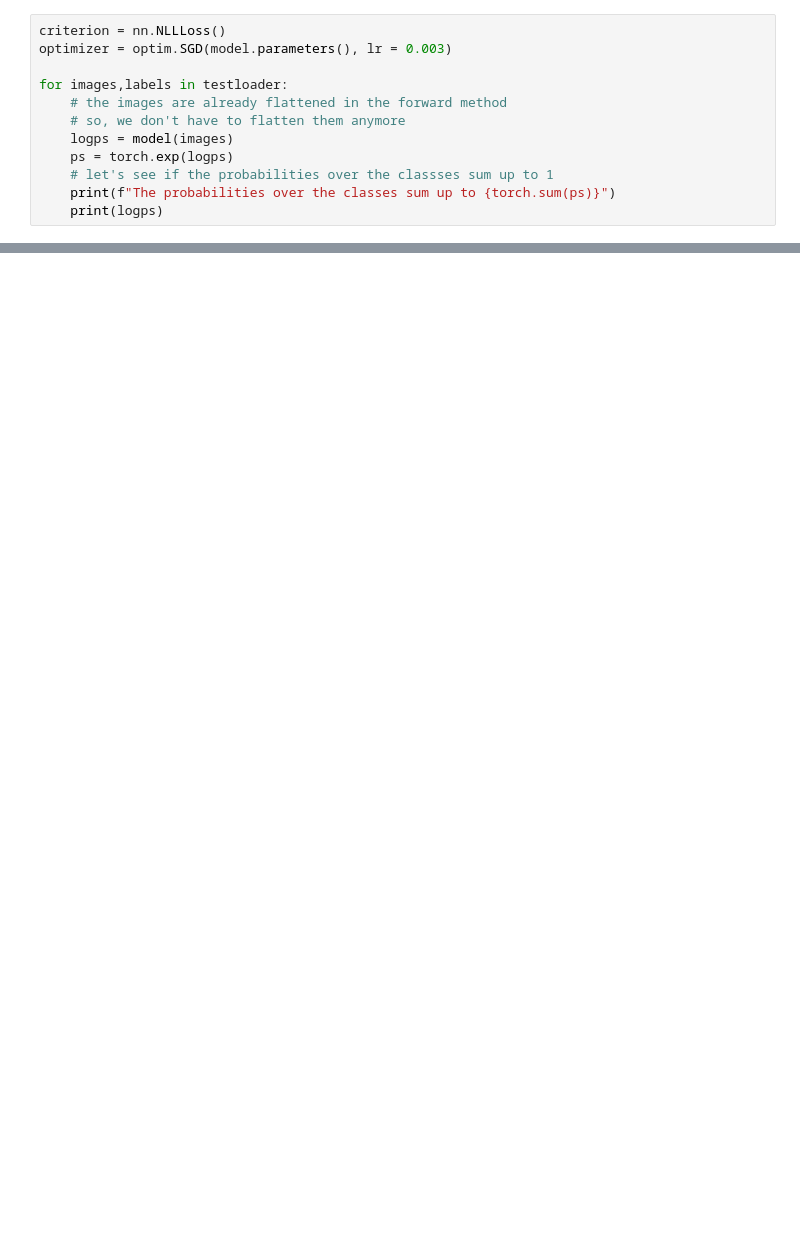
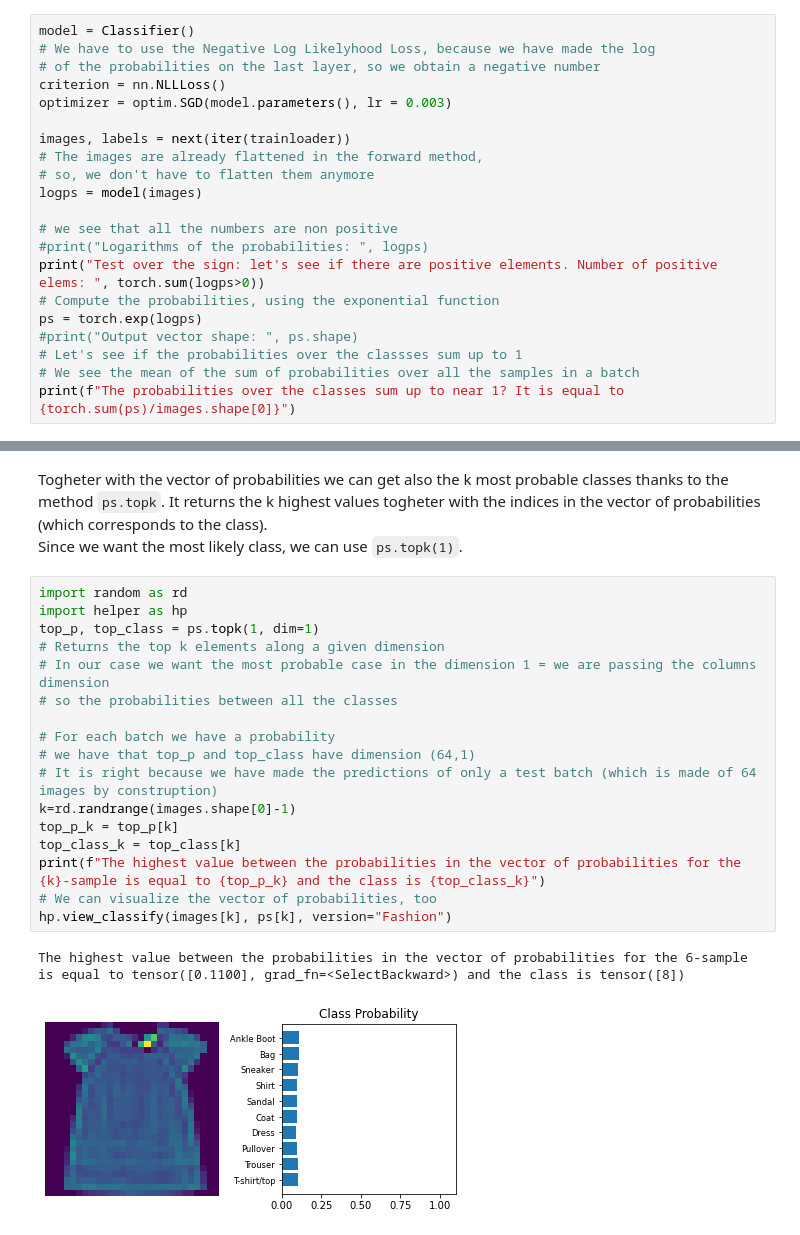
Before and after one commit to sarafrr/UdacityDeepLearningPyTorch, a Jupyter notebook: Part 5 - Inference and Validation.ipynb, the cells around one changed output, grey strips where cells are left out. Saved outputs shown, nothing was run; the diff lists cells and outputs as text; blank space fills up the shorter version.

```diff
--- a/Part 5 - Inference and Validation.ipynb
+++ b/Part 5 - Inference and Validation.ipynb
@@ -53,14 +60,23 @@ The measures to compute the performances can be:
 We will use the accuracy.
 Now, we do a forward pass on a batch of the test set.
 # %%
+model = Classifier()
+# We have to use the Negative Log Likelyhood Loss, because we have made the log
+# of the probabilities on the last layer, so we obtain a negative number
 criterion = nn.NLLLoss()
 optimizer = optim.SGD(model.parameters(), lr = 0.003)
 
-for images,labels in testloader:
-    # the images are already flattened in the forward method
-    # so, we don't have to flatten them anymore
-    logps = model(images)
-    ps = torch.exp(logps)
-    # let's see if the probabilities over the classses sum up to 1
-    print(f"The probabilities over the classes sum up to {torch.sum(ps)}")
-    print(logps)
+images, labels = next(iter(trainloader))
+# The images are already flattened in the forward method,
+# so, we don't have to flatten them anymore
+logps = model(images)
+
+# we see that all the numbers are non positive
+#print("Logarithms of the probabilities: ", logps)
+print("Test over the sign: let's see if there are positive elements. Number of positive elems: ", torch.sum(logps>0))
+# Compute the probabilities, using the exponential function
+ps = torch.exp(logps)
+#print("Output vector shape: ", ps.shape)
+# Let's see if the probabilities over the classses sum up to 1
+# We see the mean of the sum of probabilities over all the samples in a batch
+print(f"The probabilities over the classes sum up to near 1? It is equal to {torch.sum(ps)/images.shape[0]}")
@@ -66,0 +86,23 @@ for images,labels in testloader:
+# %% [markdown]
+Togheter with the vector of probabilities we can get also the k most probable classes thanks to the method `ps.topk`. It returns the k highest values togheter with the indices in the vector of probabilities (which corresponds to the class).
+Since we want the most likely class, we can use `ps.topk(1)`.
+# %%
+import random as rd
+import helper as hp
+top_p, top_class = ps.topk(1, dim=1)
+# Returns the top k elements along a given dimension
+# In our case we want the most probable case in the dimension 1 = we are passing the columns dimension
+# so the probabilities between all the classes
+
+# For each batch we have a probability
+# we have that top_p and top_class have dimension (64,1)
+# It is right because we have made the predictions of only a test batch (which is made of 64 images by construption)
+k=rd.randrange(images.shape[0]-1)
+top_p_k = top_p[k]
+top_class_k = top_class[k]
+print(f"The highest value between the probabilities in the vector of probabilities for the {k}-sample is equal to {top_p_k} and the class is {top_class_k}")
+# We can visualize the vector of probabilities, too
+hp.view_classify(images[k], ps[k], version="Fashion")
+# %% [output]
+The highest value between the probabilities in the vector of probabilities for the 6-sample is equal to tensor([0.1100], grad_fn=<SelectBackward>) and the class is tensor([8])
+[figure, added]
```
Also changed, not shown: parts of 21 cells of this notebook, 2 other files.
